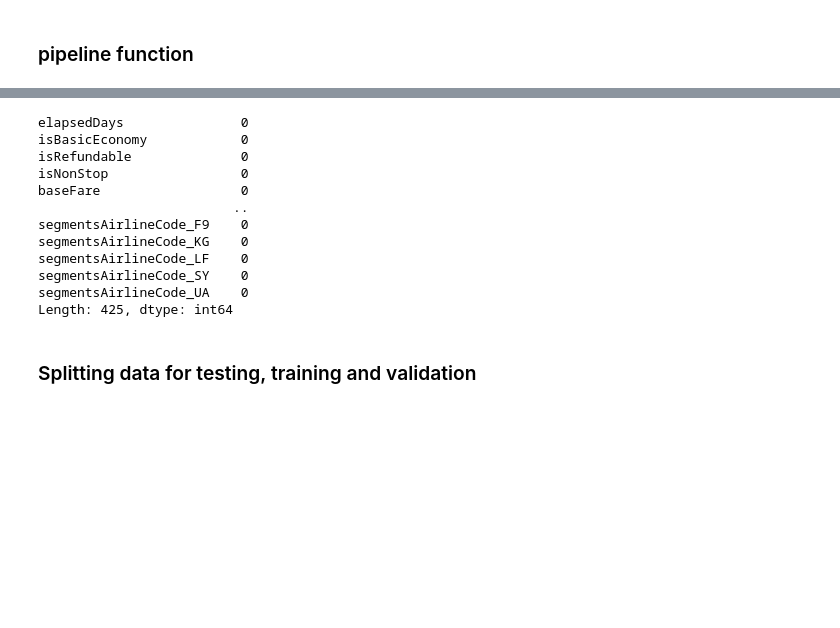
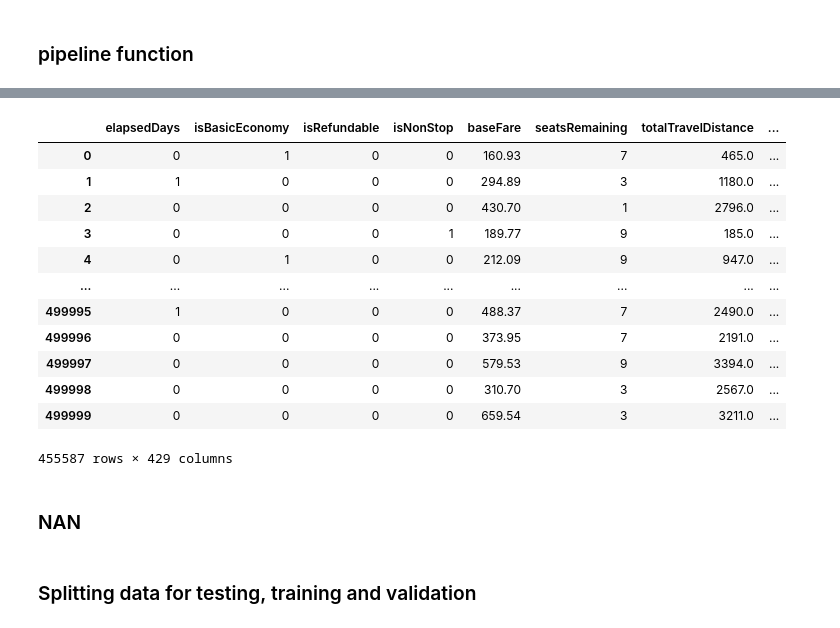
Before and after one commit to ChrisAlex2104/Data-and-Network-project, a Jupyter notebook: Final Project Notebook_v1.ipynb, the cells around one changed output, grey strips where cells are left out. Cells and saved outputs as stored; diff of their text form; code cells hidden in the pictures; blank space fills up the shorter version.

```diff
--- a/Final Project Notebook_v1.ipynb
+++ b/Final Project Notebook_v1.ipynb
@@ -612,17 +650,20 @@ Index(['legId', 'searchDate', 'flightDate', 'startingAirport',
 # %%
 data_test = process_data_gm(data_test, pipelines)
-# %%
-data_test.fill
-# %% [output]
-elapsedDays               0
-isBasicEconomy            0
-isRefundable              0
-isNonStop                 0
-baseFare                  0
-                         ..
-segmentsAirlineCode_F9    0
-segmentsAirlineCode_KG    0
-segmentsAirlineCode_LF    0
-segmentsAirlineCode_SY    0
-segmentsAirlineCode_UA    0
-Length: 425, dtype: int64
+# %%
+data_test
+# %% [output]
+|  | elapsedDays | isBasicEconomy | isRefundable | isNonStop | baseFare | seatsRemaining | totalTravelDistance | ... |
+| 0 | 0 | 1 | 0 | 0 | 160.93 | 7 | 465.0 | ... |
+| 1 | 1 | 0 | 0 | 0 | 294.89 | 3 | 1180.0 | ... |
+| 2 | 0 | 0 | 0 | 0 | 430.70 | 1 | 2796.0 | ... |
+| 3 | 0 | 0 | 0 | 1 | 189.77 | 9 | 185.0 | ... |
+| 4 | 0 | 1 | 0 | 0 | 212.09 | 9 | 947.0 | ... |
+| ... | ... | ... | ... | ... | ... | ... | ... | ... |
+| 499995 | 1 | 0 | 0 | 0 | 488.37 | 7 | 2490.0 | ... |
+| 499996 | 0 | 0 | 0 | 0 | 373.95 | 7 | 2191.0 | ... |
+| 499997 | 0 | 0 | 0 | 0 | 579.53 | 9 | 3394.0 | ... |
+| 499998 | 0 | 0 | 0 | 0 | 310.70 | 3 | 2567.0 | ... |
+| 499999 | 0 | 0 | 0 | 0 | 659.54 | 3 | 3211.0 | ... |
+455587 rows × 429 columns
+# %% [markdown]
+### NAN
```
Also changed, not shown: parts of 10 cells of this notebook.
